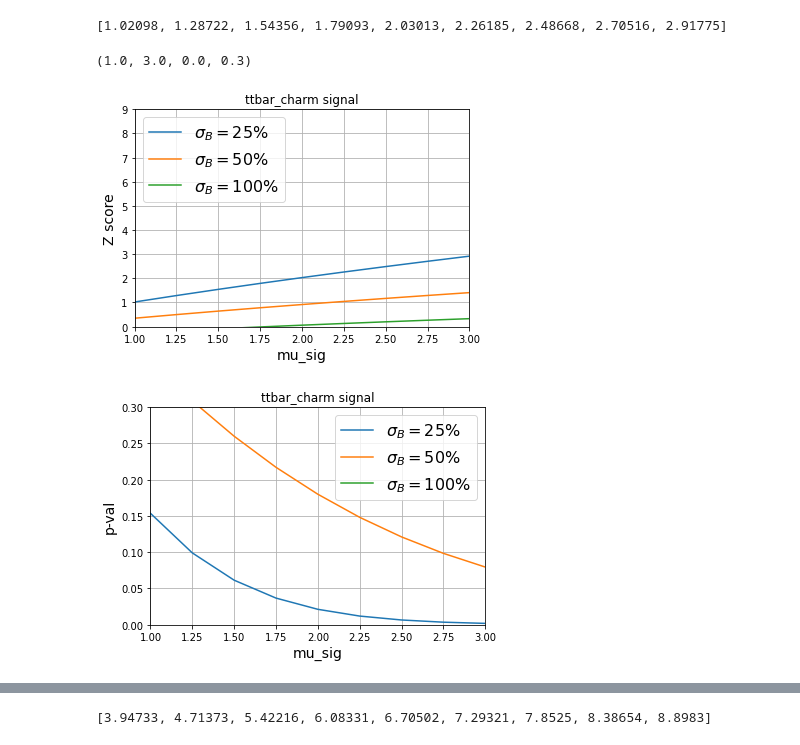
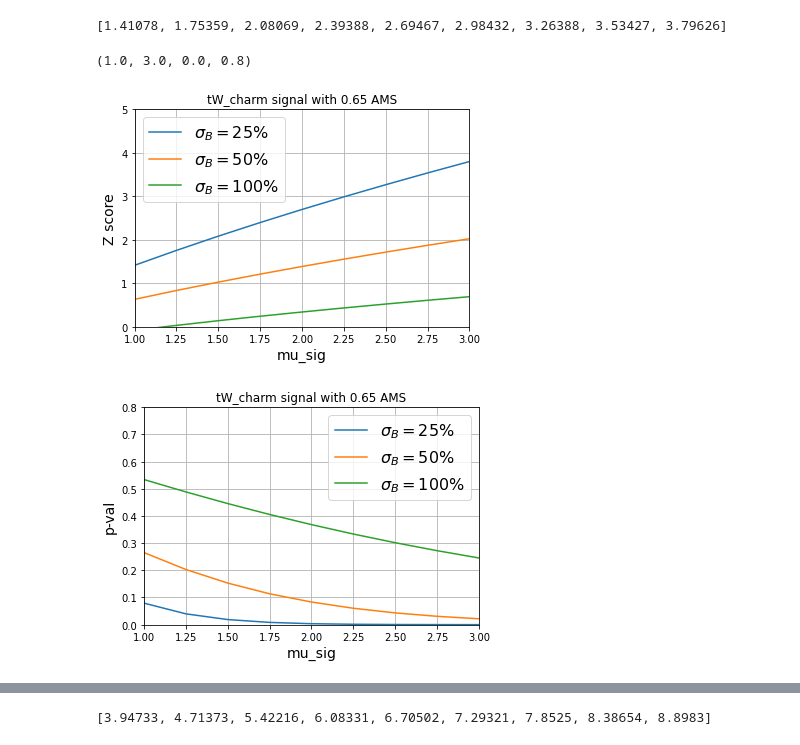
Before and after one commit to mghasemi19/TopFC, a Jupyter notebook: Fit_results/tW_significance_plot.ipynb, the cells around one changed output, grey strips where cells are left out. Saved outputs shown, nothing was run; the diff lists cells and outputs as text; code cells hidden in the pictures.

```diff
--- a/Fit_results/tW_significance_plot.ipynb
+++ b/Fit_results/tW_significance_plot.ipynb
@@ -17,42 +61,42 @@ split_lst = split_list(lines, '')
 # %%
-# AMS 0.75
-pval_25 = list(map(float, split_lst[0][:9]))
-pval_50 = list(map(float, split_lst[2][:9]))
-pval_100 = list(map(float, split_lst[4][:9]))
-zval_25 = list(map(float, split_lst[1][:9]))
-zval_50 = list(map(float, split_lst[3][:9]))
-zval_100 = list(map(float, split_lst[5][:9]))
+# AMS 0.80
+pval_25 = list(map(float, split_lst[0][9:18]))
+pval_50 = list(map(float, split_lst[2][9:18]))
+pval_100 = list(map(float, split_lst[4][9:18]))
+zval_25 = list(map(float, split_lst[1][9:18]))
+zval_50 = list(map(float, split_lst[3][9:18]))
+zval_100 = list(map(float, split_lst[5][9:18]))
 
 print(zval_25)
 
 plt.figure(0)
 plt.plot(mu_sig, zval_25, label = "$\sigma_{B}=$25%")
 plt.plot(mu_sig, zval_50, label = "$\sigma_{B}=$50%")
 plt.plot(mu_sig, zval_100, label = "$\sigma_{B}=$100%")
 
 plt.grid(True)
 plt.legend(loc="upper left", fontsize=16)
 
 plt.xlabel("mu_sig", fontsize=14)
 plt.ylabel("Z score", fontsize=14)
-plt.title("ttbar_charm signal")
-plt.axis([1, 3, 0, 9])
+plt.title("tW_charm signal with 0.65 AMS")
+plt.axis([1, 3, 0, 5])
 
 plt.figure(1)
 plt.plot(mu_sig, pval_25, label = "$\sigma_{B}=$25%")
 plt.plot(mu_sig, pval_50, label = "$\sigma_{B}=$50%")
 plt.plot(mu_sig, pval_100, label = "$\sigma_{B}=$100%")
 
 plt.grid(True)
 plt.legend(loc="upper right", fontsize=16)
 
 plt.xlabel("mu_sig", fontsize=14)
 plt.ylabel("p-val", fontsize=14)
-plt.title("ttbar_charm signal")
-plt.axis([1, 3, 0, 0.3])
+plt.title("tW_charm signal with 0.65 AMS")
+plt.axis([1, 3, 0, 0.8])
 # %% [output]
-[1.02098, 1.28722, 1.54356, 1.79093, 2.03013, 2.26185, 2.48668, 2.70516, 2.91775]
+[1.41078, 1.75359, 2.08069, 2.39388, 2.69467, 2.98432, 3.26388, 3.53427, 3.79626]
-(1.0, 3.0, 0.0, 0.3)
+(1.0, 3.0, 0.0, 0.8)
-[figure, old version]
+[figure, new version]
-[figure, old version]
+[figure, new version]
 # %%
```
Also changed, not shown: parts of 3 cells of this notebook, 1 other file.
